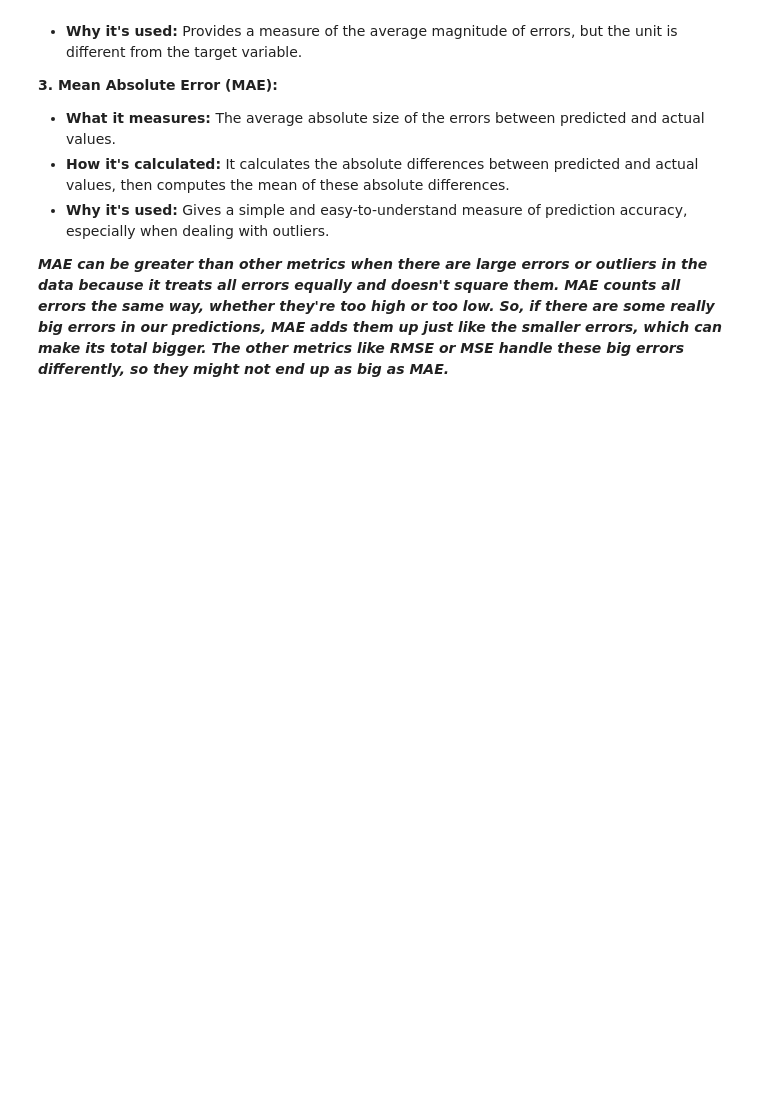
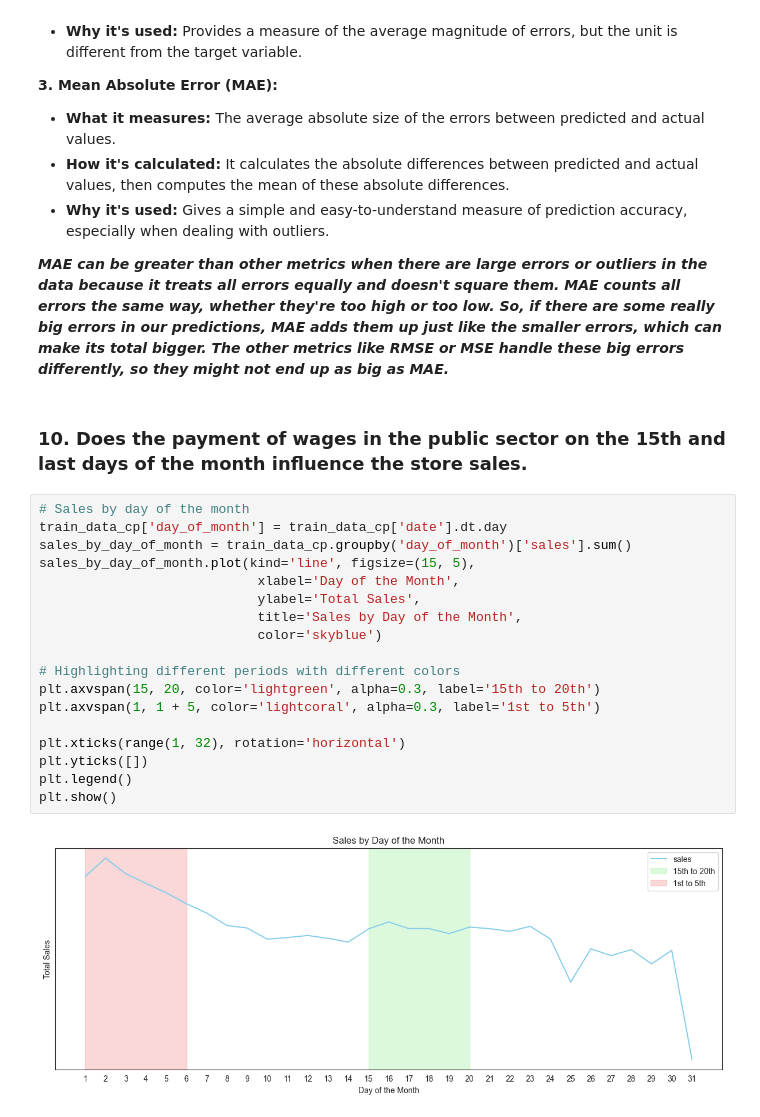
Before and after one commit to murithidenisgitobu/Time-Series-Regression-Analysis-Corporation-Favorita-, a Jupyter notebook: Time Series Regression Analysis - Corporation Favorita.ipynb, the cells around one changed output. Drawn from its saved outputs; the diff is of its cells as text; blank space fills up the shorter version.

```diff
--- a/Time Series Regression Analysis - Corporation Favorita.ipynb
+++ b/Time Series Regression Analysis - Corporation Favorita.ipynb
@@ -1487,3 +1487,25 @@ plt.show()
 - **Why it's used:** Gives a simple and easy-to-understand measure of prediction accuracy, especially when dealing with outliers.
 
 ***MAE can be greater than other metrics when there are large errors or outliers in the data because it treats all errors equally and doesn't square them. MAE counts all errors the same way, whether they're too high or too low. So, if there are some really big errors in our predictions, MAE adds them up just like the smaller errors, which can make its total bigger. The other metrics like RMSE or MSE handle these big errors differently, so they might not end up as big as MAE.***
+# %% [markdown]
+### **10. Does the payment of wages in the public sector on the 15th and last days of the month influence the store sales.**
+# %%
+# Sales by day of the month
+train_data_cp['day_of_month'] = train_data_cp['date'].dt.day
+sales_by_day_of_month = train_data_cp.groupby('day_of_month')['sales'].sum()
+sales_by_day_of_month.plot(kind='line', figsize=(15, 5),
+                            xlabel='Day of the Month',
+                            ylabel='Total Sales',
+                            title='Sales by Day of the Month',
+                            color='skyblue')
+
+# Highlighting different periods with different colors
+plt.axvspan(15, 20, color='lightgreen', alpha=0.3, label='15th to 20th')
+plt.axvspan(1, 1 + 5, color='lightcoral', alpha=0.3, label='1st to 5th')
+
+plt.xticks(range(1, 32), rotation='horizontal')
+plt.yticks([])
+plt.legend()
+plt.show()
+# %% [output]
+[figure, added]
```
